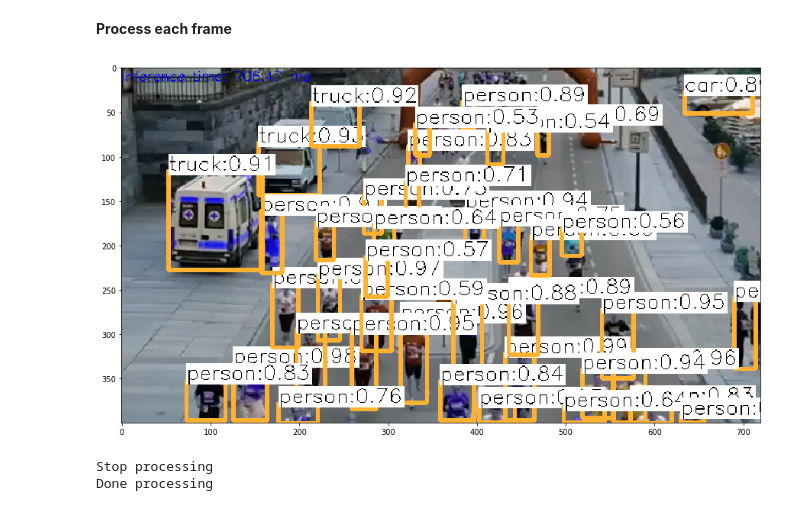
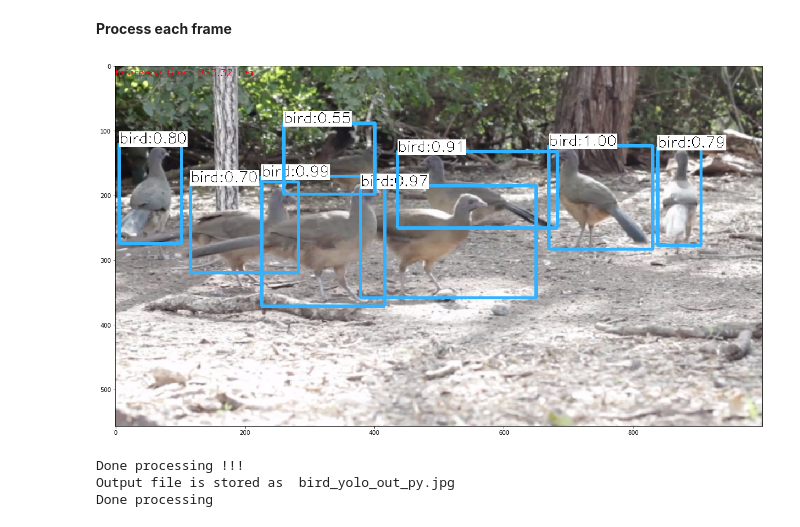
Before and after one commit to agiletechvn/opencv-starterkit, a Jupyter notebook: src/ObjectDetection-YOLO/ObjectDetection-YOLO.ipynb, the cells around one changed output. Saved outputs shown, nothing was run; the diff lists cells and outputs as text; code cells hidden in the pictures.

Commit message:
update yolo

```diff
--- a/src/ObjectDetection-YOLO/ObjectDetection-YOLO.ipynb
+++ b/src/ObjectDetection-YOLO/ObjectDetection-YOLO.ipynb
@@ -9,7 +9,6 @@ import matplotlib.pyplot as plt
 # %% [markdown]
 **Initialize the parameters**
 # %%
-
 confThreshold = 0.5  # Confidence threshold
 nmsThreshold = 0.4   # Non-maximum suppression threshold
 inpWidth = 416       # Width of network's input image
@@ -17,9 +16,10 @@ inpHeight = 416      # Height of network's input image
 
 class Args(object):
     def __init__(self, **params):
+#         self.image = params.get('image', '../Mask_RCNN_Advance/images/39952054_2246726052008225_4303734629921193984_o.jpg')
         self.image = params.get('image', 'bird.jpg')
         self.video = params.get('video', 'run.mp4')
 
-args = Args(image=None)
+args = Args()
 print (args.image, args.video)
 # %% [output]
@@ -51,7 +50,7 @@ def getOutputsNames(net):
     return [layersNames[i[0] - 1] for i in net.getUnconnectedOutLayers()]
 
 # Draw the predicted bounding box
-def drawPred(classId, conf, left, top, right, bottom):
+def drawPred(frame, classId, conf, left, top, right, bottom):
     # Draw a bounding box.
     cv.rectangle(frame, (left, top), (right, bottom), (255, 178, 50), 3)
 
@@ -107,7 +106,7 @@ def postprocess(frame, outs):
         top = box[1]
         width = box[2]
         height = box[3]
-        drawPred(classIds[i], confidences[i], left, top, left + width, top + height)
+        drawPred(frame, classIds[i], confidences[i], left, top, left + width, top + height)
 # %% [markdown]
 **Process inputs**
 # %%
@@ -163,35 +162,36 @@ try:
         # Sets the input to the network
         net.setInput(blob)
 
         # Runs the forward pass to get output of the output layers
         outs = net.forward(getOutputsNames(net))
 
         # Remove the bounding boxes with low confidence
         postprocess(frame, outs)
 
         # Put efficiency information. The function getPerfProfile returns the overall time for inference(t) and the timings for each of the layers(in layersTimes)
         t, _ = net.getPerfProfile()
         label = 'Inference time: %.2f ms' % (t * 1000.0 / cv.getTickFrequency())
         cv.putText(frame, label, (0, 15), cv.FONT_HERSHEY_SIMPLEX, 0.5, (0, 0, 255))
 
         # Write the frame with the detection boxes
         if (args.image):
             cv.imwrite(outputFile, frame.astype(np.uint8));
         else:
             vid_writer.write(frame.astype(np.uint8))
 
         # matplot as background so we can draw one by one
         # to break the loop, press ESC, then I twice
-        plt.figure(figsize=(15,15))
-        plt.imshow(frame, animated=True)
+        plt.figure(figsize=(20,15))
+        plt.imshow(cv.cvtColor(frame, cv.COLOR_BGR2RGB), animated=True)
         plt.show()
 
 except KeyboardInterrupt:
     print ('Stop processing')
     pass
 
 print ('Done processing')
 # %% [output]
-[figure, old version]
+[figure, new version]
-Stop processing
+Done processing !!!
+Output file is stored as  bird_yolo_out_py.jpg
 Done processing
```
Also changed, not shown: parts of 2 cells of this notebook, 4 other files.
